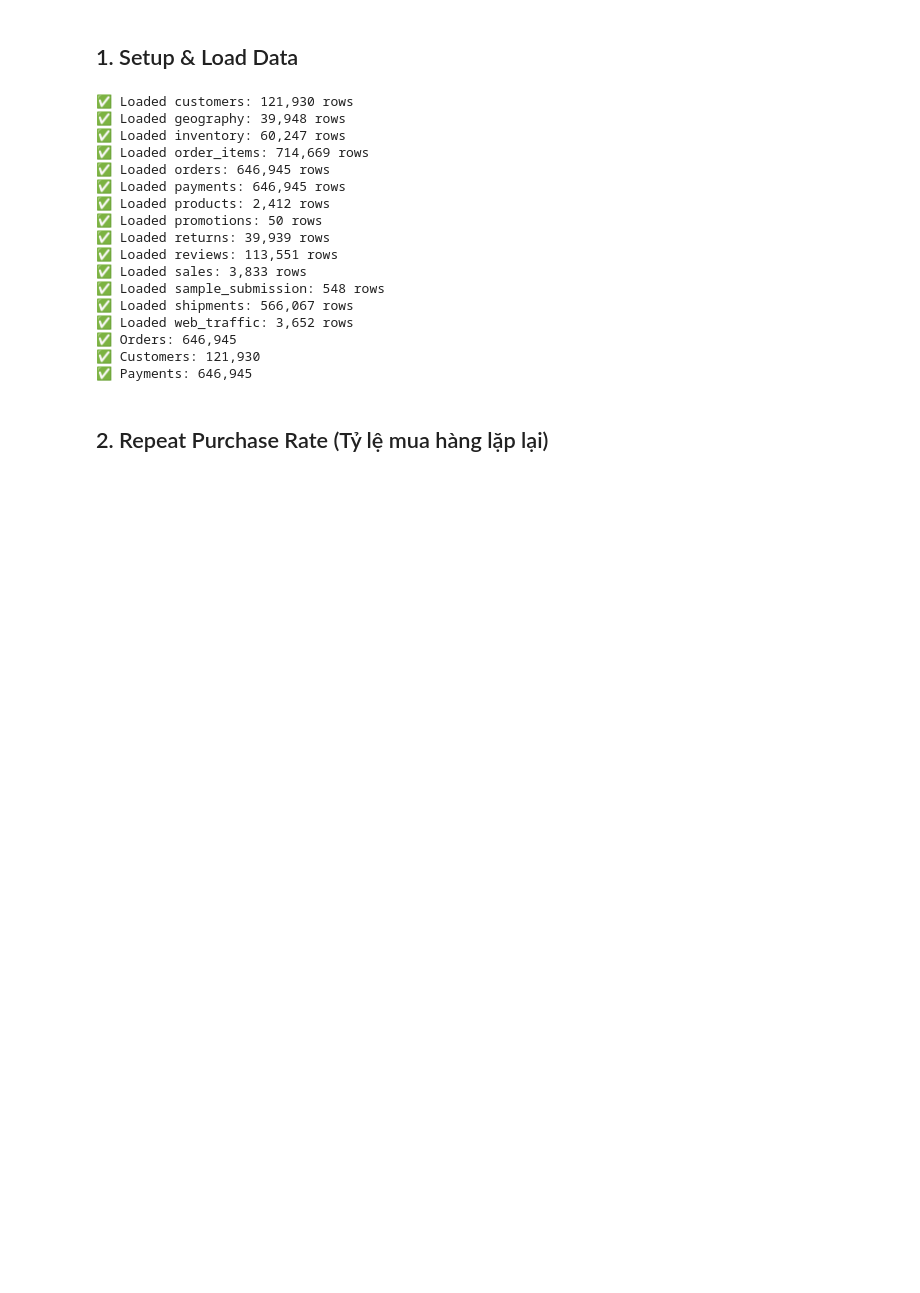
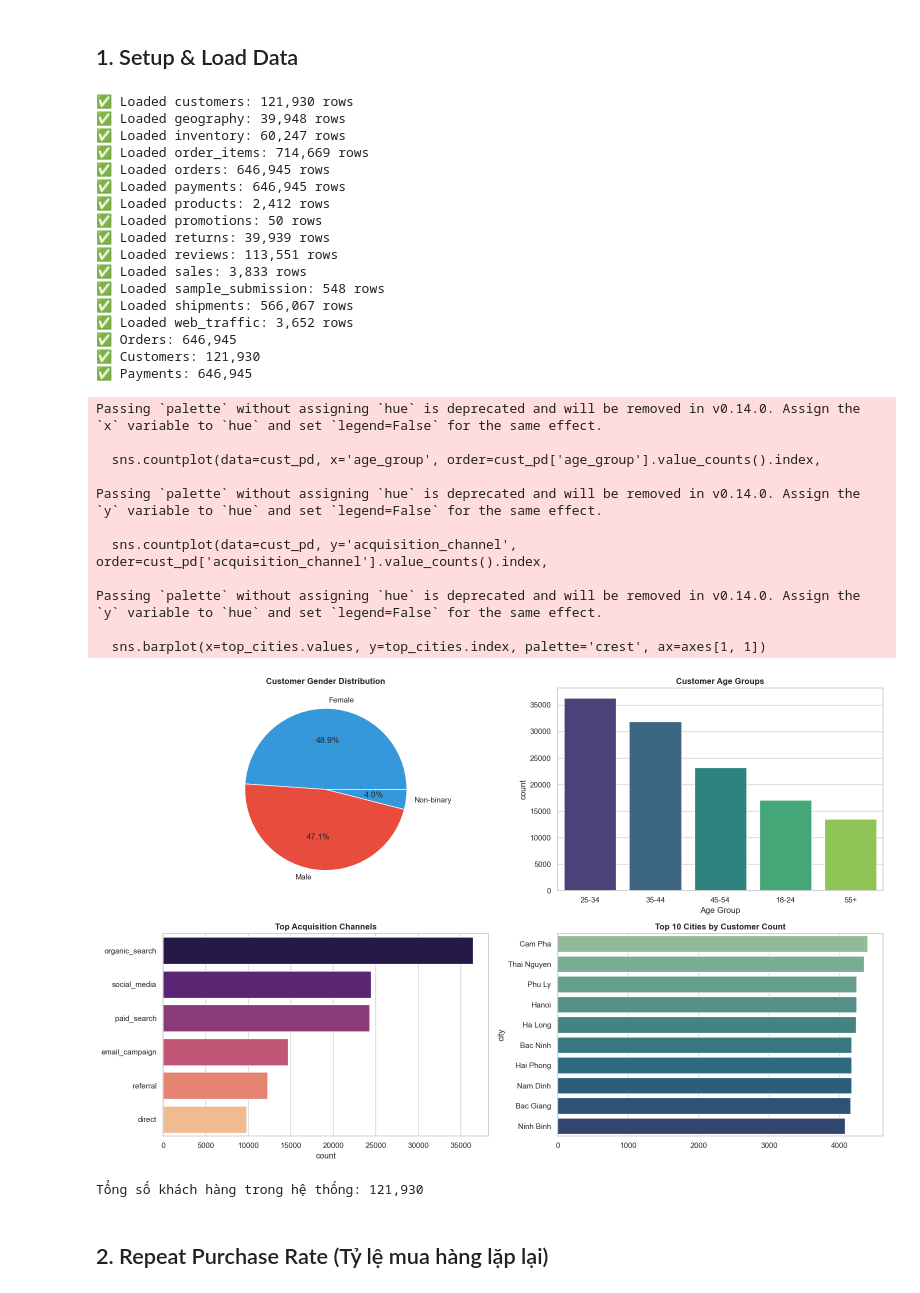
Before and after one commit to khanhnq35/Datathon_Outliers, a Jupyter notebook: notebooks/02_M2_customer_retention.ipynb, the cells around one changed output. Saved outputs shown, nothing was run; the diff lists cells and outputs as text; code cells hidden in the pictures; blank space fills up the shorter version.

```diff
--- a/notebooks/02_M2_customer_retention.ipynb
+++ b/notebooks/02_M2_customer_retention.ipynb
@@ -54,6 +54,63 @@ print(f"✅ Payments: {len(payments):,}")
 ✅ Orders: 646,945
 ✅ Customers: 121,930
 ✅ Payments: 646,945
+# %%
+# ============================================================
+# CELL: Customer Profile Descriptive EDA
+# ============================================================
+import polars as pl
+import matplotlib.pyplot as plt
+import seaborn as sns
+import sys, os
+
+sys.path.append(os.path.abspath(os.path.join("..", "src")))
+from data_loader import DataLoader
+customers = DataLoader().load("customers")
+
+cust_pd = customers.to_pandas()
+
+fig, axes = plt.subplots(2, 2, figsize=(16, 10))
+
+# 1. Gender Distribution
+gender_counts = cust_pd['gender'].value_counts()
+axes[0, 0].pie(gender_counts, labels=gender_counts.index, autopct='%1.1f%%', colors=['#3498db', '#e74c3c'])
+axes[0, 0].set_title("Customer Gender Distribution", fontweight="bold")
+
+# 2. Age Group Distribution
+sns.countplot(data=cust_pd, x='age_group', order=cust_pd['age_group'].value_counts().index,
+              palette='viridis', ax=axes[0, 1])
+axes[0, 1].set_title("Customer Age Groups", fontweight="bold")
+axes[0, 1].set_xlabel("Age Group")
+
+# 3. Acquisition Channel
+sns.countplot(data=cust_pd, y='acquisition_channel', order=cust_pd['acquisition_channel'].value_counts().index,
+              palette='magma', ax=axes[1, 0])
+axes[1, 0].set_title("Top Acquisition Channels", fontweight="bold")
+axes[1, 0].set_ylabel("")
+
+# 4. Top 10 Cities
+top_cities = cust_pd['city'].value_counts().head(10)
+sns.barplot(x=top_cities.values, y=top_cities.index, palette='crest', ax=axes[1, 1])
+axes[1, 1].set_title("Top 10 Cities by Customer Count", fontweight="bold")
+
+plt.tight_layout()
+plt.show()
+
+print(f"Tổng số khách hàng trong hệ thống: {len(cust_pd):,}")
+# %% [output]
+Passing `palette` without assigning `hue` is deprecated and will be removed in v0.14.0. Assign the `x` variable to `hue` and set `legend=False` for the same effect.
+
+  sns.countplot(data=cust_pd, x='age_group', order=cust_pd['age_group'].value_counts().index,
+
+Passing `palette` without assigning `hue` is deprecated and will be removed in v0.14.0. Assign the `y` variable to `hue` and set `legend=False` for the same effect.
+
+  sns.countplot(data=cust_pd, y='acquisition_channel', order=cust_pd['acquisition_channel'].value_counts().index,
+
+Passing `palette` without assigning `hue` is deprecated and will be removed in v0.14.0. Assign the `y` variable to `hue` and set `legend=False` for the same effect.
+
+  sns.barplot(x=top_cities.values, y=top_cities.index, palette='crest', ax=axes[1, 1])
+[figure, added]
+Tổng số khách hàng trong hệ thống: 121,930
 # %% [markdown]
 ## 2. Repeat Purchase Rate (Tỷ lệ mua hàng lặp lại)
 # %%
```
Also changed, not shown: 2 other files.
